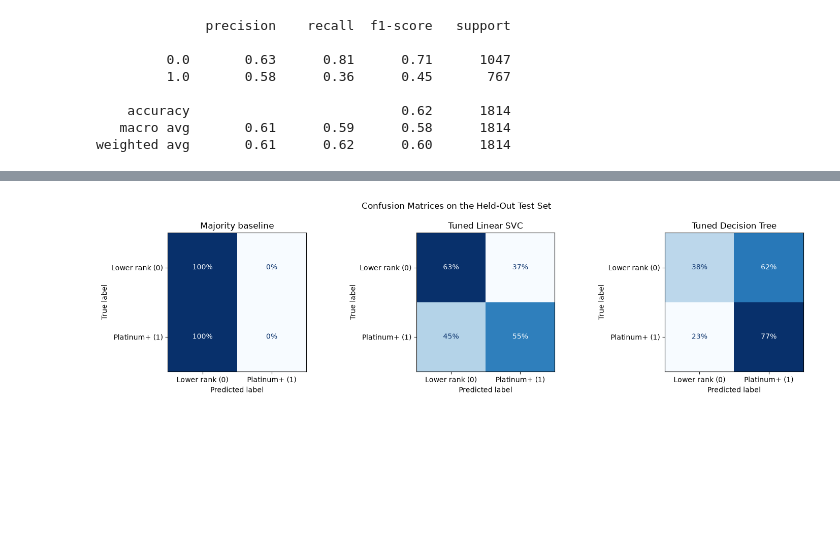
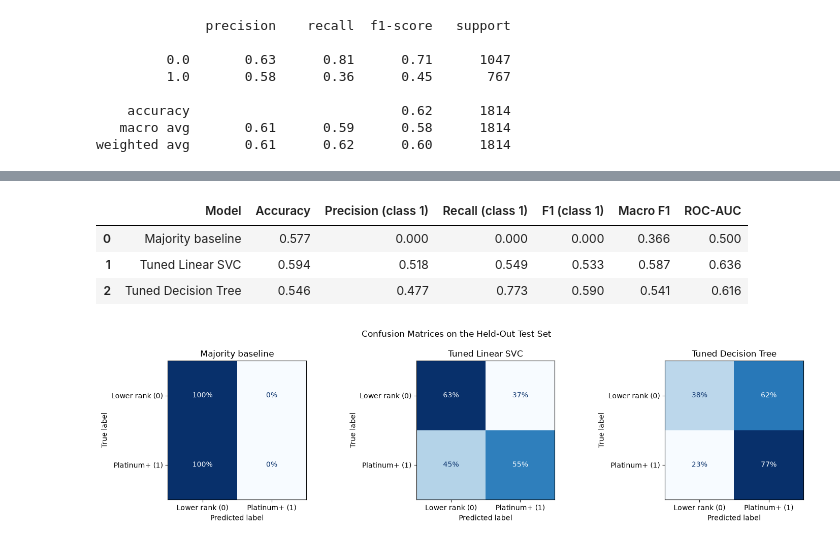
Before and after one commit to lilian-kennedy/CT4101-Machine-Learning-Project, a Jupyter notebook: notebooks/milestone2_baseline.ipynb, the cells around one changed output, grey strips where cells are left out. Cells and saved outputs as stored; diff of their text form; code cells hidden in the pictures; blank space fills up the shorter version.

Commit message:
Polish comparison table to use dataframe over print statements

```diff
--- a/notebooks/milestone2_baseline.ipynb
+++ b/notebooks/milestone2_baseline.ipynb
@@ -431,3 +387,46 @@ ROC-AUC: 0.616
+# %%
+from sklearn.metrics import accuracy_score, precision_score, recall_score, f1_score, roc_auc_score
+
+models = {
+    "Majority baseline": baseline,
+    "Tuned Linear SVC": best_svc,
+    "Tuned Decision Tree": best_model,
+}
+
+comparison_rows = []
+
+for model_name, model in models.items():
+    predictions = model.predict(X_test)
+
+    if hasattr(model, "decision_function"):
+        positive_scores = model.decision_function(X_test)
+    else:
+        positive_class_index = list(model.classes_).index(1.0)
+        positive_scores = model.predict_proba(X_test)[:, positive_class_index]
+
+    comparison_rows.append({
+        "Model": model_name,
+        "Accuracy": accuracy_score(y_test, predictions),
+        "Precision (class 1)": precision_score(
+            y_test, predictions, pos_label=1.0, zero_division=0
+        ),
+        "Recall (class 1)": recall_score(
+            y_test, predictions, pos_label=1.0, zero_division=0
+        ),
+        "F1 (class 1)": f1_score(
+            y_test, predictions, pos_label=1.0, zero_division=0
+        ),
+        "Macro F1": f1_score(y_test, predictions, average="macro"),
+        "ROC-AUC": roc_auc_score(y_test, positive_scores),
+    })
+
+comparison_df = pd.DataFrame(comparison_rows)
+comparison_df.round(3)
+# %% [output]
+|  | Model | Accuracy | Precision (class 1) | Recall (class 1) | F1 (class 1) | Macro F1 | ROC-AUC |
+| 0 | Majority baseline | 0.577 | 0.000 | 0.000 | 0.000 | 0.366 | 0.500 |
+| 1 | Tuned Linear SVC | 0.594 | 0.518 | 0.549 | 0.533 | 0.587 | 0.636 |
+| 2 | Tuned Decision Tree | 0.546 | 0.477 | 0.773 | 0.590 | 0.541 | 0.616 |
 # %%
 import matplotlib.pyplot as plt
 from sklearn.metrics import ConfusionMatrixDisplay
```
Also changed, not shown: parts of 1 cell of this notebook.
